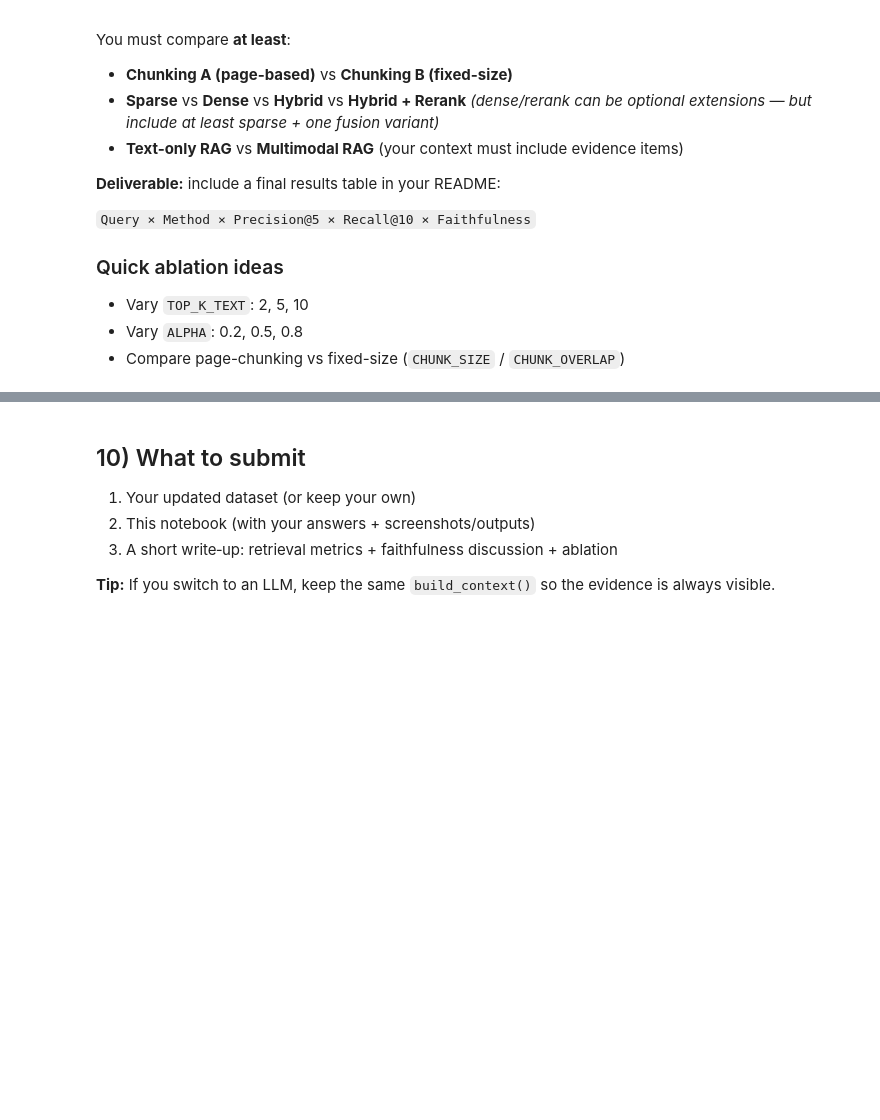
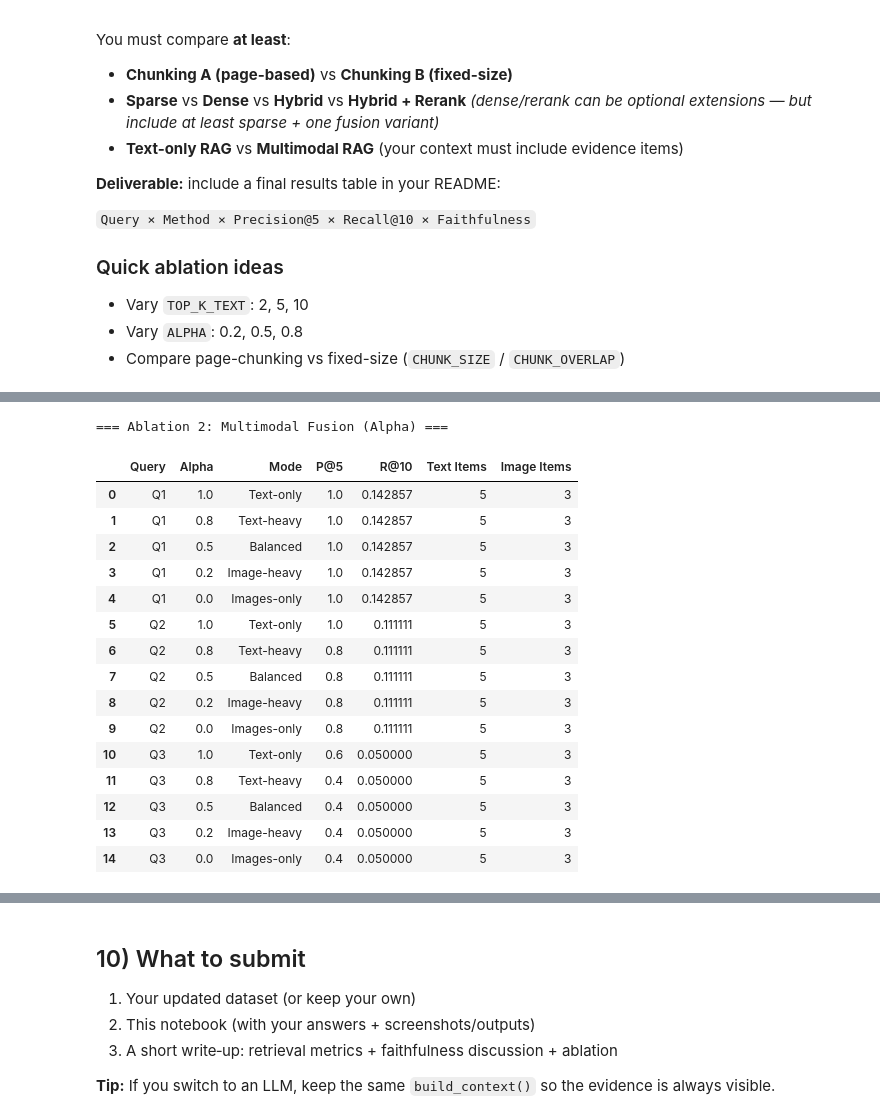
Before and after one commit to EXC3ll3NTrhyTHM/BigDataAnalytics, a Jupyter notebook: Week 3/CS5542_Lab3.ipynb, the cells around one changed output, grey strips where cells are left out. Drawn from its saved outputs; the diff is of its cells as text; code cells hidden in the pictures; blank space fills up the shorter version.

```diff
--- a/Week 3/CS5542_Lab3.ipynb
+++ b/Week 3/CS5542_Lab3.ipynb
@@ -382,7 +391,11 @@ def extract_pdf_pages(pdf_path: str) -> List[TextChunk]:
 
 def load_images(fig_dir: str) -> List[ImageItem]:
     items: List[ImageItem] = []
-    for p in sorted(glob.glob(os.path.join(fig_dir, "*.*"))):
+    # Search recursively for images in all subfolders
+    for p in sorted(glob.glob(os.path.join(fig_dir, "**/*.*"), recursive=True)):
+        # Filter to only image files
+        if not p.lower().endswith(('.png', '.jpg', '.jpeg', '.gif', '.webp')):
+            continue
         base = os.path.basename(p)
         caption = os.path.splitext(base)[0].replace("_", " ")
         items.append(ImageItem(item_id=base, path=p, caption=caption))
@@ -703,0 +766,65 @@ df_ablation
+# %%
+# ============================================================
+# ABLATION 2: Text-only vs Multimodal (Alpha Variation)
+# ============================================================
+
+def eval_multimodal(qobj, alpha, top_k_text=TOP_K_TEXT,
+                    top_k_images=TOP_K_IMAGES,
+                    top_k_evidence=TOP_K_EVIDENCE):
+    """Evaluate fused multimodal retrieval at a given alpha."""
+    ctx = build_context(qobj["question"], top_k_text=top_k_text,
+                        top_k_images=top_k_images,
+                        top_k_evidence=top_k_evidence, alpha=alpha)
+    rubric = qobj["rubric"]
+
+    # Relevance of each evidence item (text chunk or image caption)
+    rels = [is_relevant_text(ev["text"], rubric) for ev in ctx["evidence"]]
+
+    # Total relevant across both modalities
+    total_rel_text = sum(is_relevant_text(ch.text, rubric) for ch in page_chunks)
+    total_rel_img = sum(is_relevant_text(it.caption, rubric) for it in image_items)
+    total_rel = total_rel_text + total_rel_img
+
+    n_text = sum(1 for ev in ctx["evidence"] if ev["modality"] == "text")
+    n_img = sum(1 for ev in ctx["evidence"] if ev["modality"] == "image")
+
+    return {
+        "P@5": precision_at_k(rels, 5),
+        "R@10": recall_at_k(rels, 10, total_rel),
+        "Text Items": n_text,
+        "Image Items": n_img,
+    }
+
+alpha_values = [1.0, 0.8, 0.5, 0.2, 0.0]
+alpha_labels = {1.0: "Text-only", 0.8: "Text-heavy", 0.5: "Balanced",
+                0.2: "Image-heavy", 0.0: "Images-only"}
+
+alpha_rows = []
+for q in QUERIES:
+    for a_val in alpha_values:
+        m = eval_multimodal(q, alpha=a_val)
+        alpha_rows.append({
+            "Query": q["id"], "Alpha": a_val, "Mode": alpha_labels[a_val], **m
+        })
+
+df_alpha = pd.DataFrame(alpha_rows)
+print("=== Ablation 2: Multimodal Fusion (Alpha) ===")
+df_alpha
+# %% [output]
+=== Ablation 2: Multimodal Fusion (Alpha) ===
+|  | Query | Alpha | Mode | P@5 | R@10 | Text Items | Image Items |
+| 0 | Q1 | 1.0 | Text-only | 1.0 | 0.142857 | 5 | 3 |
+| 1 | Q1 | 0.8 | Text-heavy | 1.0 | 0.142857 | 5 | 3 |
+| 2 | Q1 | 0.5 | Balanced | 1.0 | 0.142857 | 5 | 3 |
+| 3 | Q1 | 0.2 | Image-heavy | 1.0 | 0.142857 | 5 | 3 |
+| 4 | Q1 | 0.0 | Images-only | 1.0 | 0.142857 | 5 | 3 |
+| 5 | Q2 | 1.0 | Text-only | 1.0 | 0.111111 | 5 | 3 |
+| 6 | Q2 | 0.8 | Text-heavy | 0.8 | 0.111111 | 5 | 3 |
+| 7 | Q2 | 0.5 | Balanced | 0.8 | 0.111111 | 5 | 3 |
+| 8 | Q2 | 0.2 | Image-heavy | 0.8 | 0.111111 | 5 | 3 |
+| 9 | Q2 | 0.0 | Images-only | 0.8 | 0.111111 | 5 | 3 |
+| 10 | Q3 | 1.0 | Text-only | 0.6 | 0.050000 | 5 | 3 |
+| 11 | Q3 | 0.8 | Text-heavy | 0.4 | 0.050000 | 5 | 3 |
+| 12 | Q3 | 0.5 | Balanced | 0.4 | 0.050000 | 5 | 3 |
+| 13 | Q3 | 0.2 | Image-heavy | 0.4 | 0.050000 | 5 | 3 |
+| 14 | Q3 | 0.0 | Images-only | 0.4 | 0.050000 | 5 | 3 |
```
Also changed, not shown: parts of 9 cells of this notebook.
